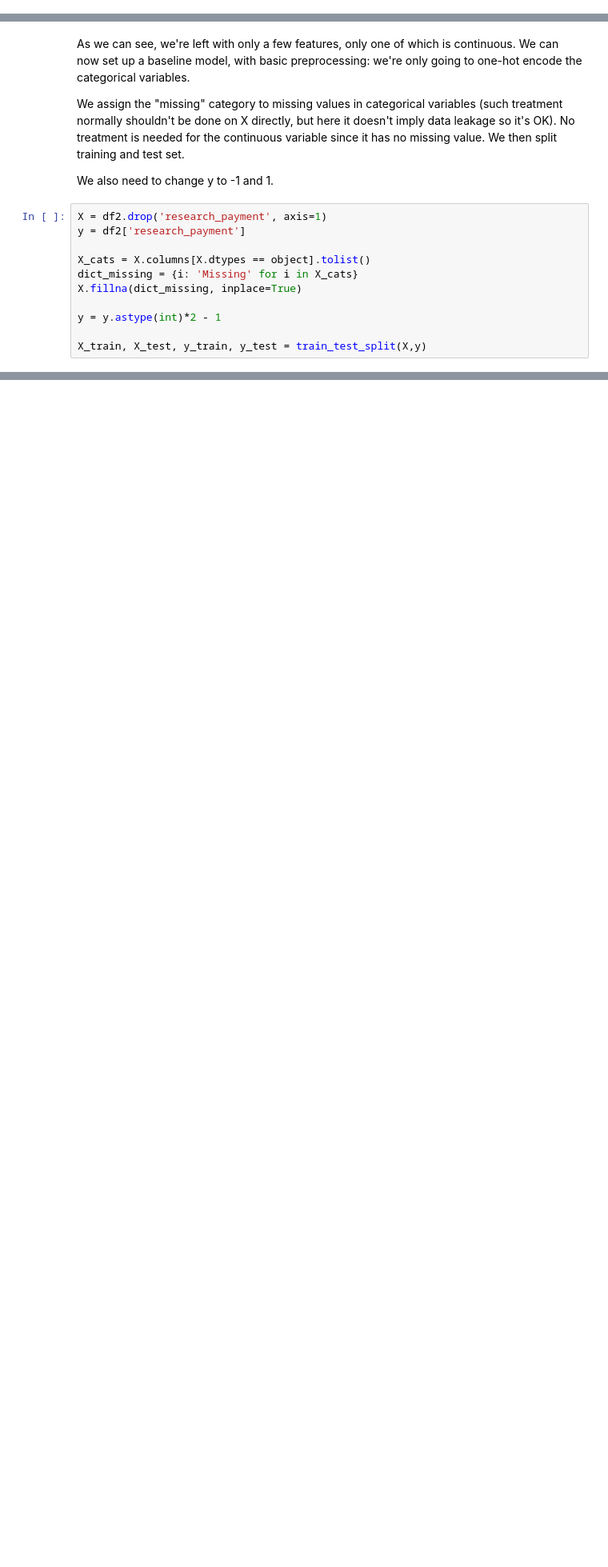
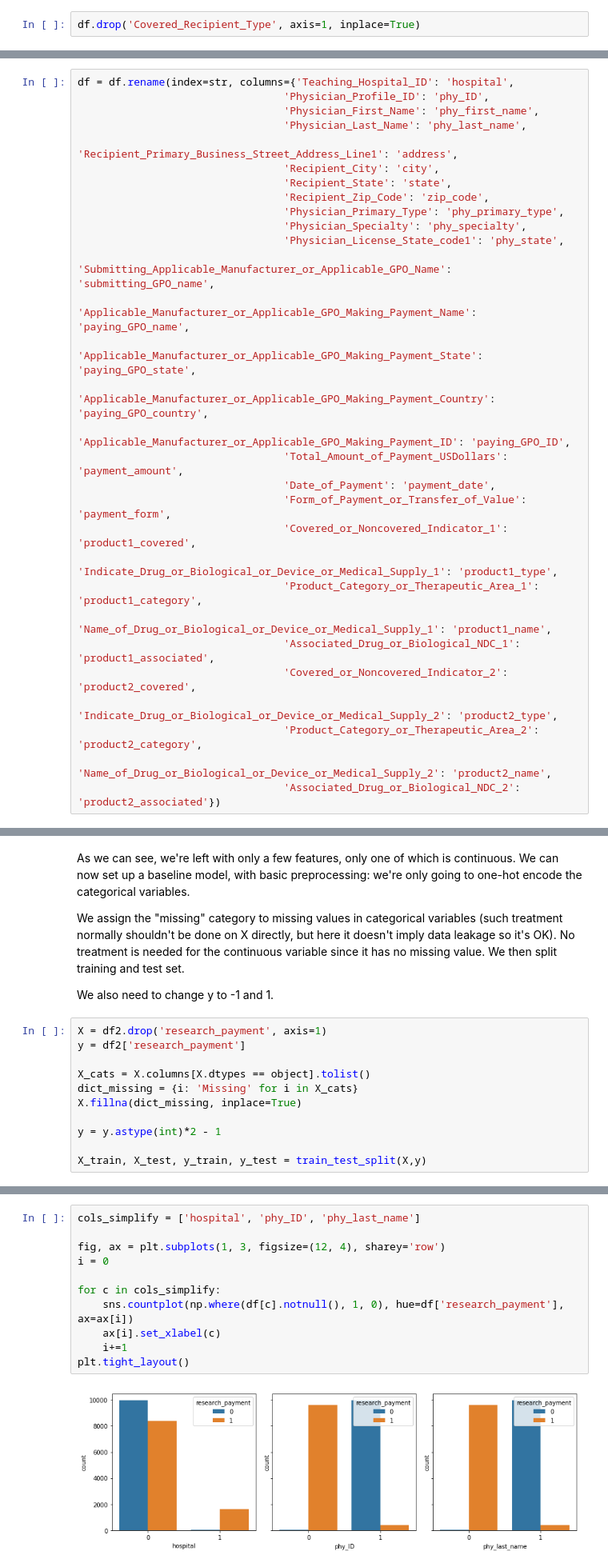
Before and after one commit to aml-spring-19/medical_payment_classification, a Jupyter notebook: HW3.ipynb, the cells around one changed output, grey strips where cells are left out. Shown at 80% size. Drawn from its saved outputs; the diff is of its cells as text; blank space fills up the shorter version.

```diff
--- a/HW3.ipynb
+++ b/HW3.ipynb
@@ -207,0 +214,2 @@ AttributeError: Can only use .str accessor with string values, which use np.obje
+# %%
+df.drop('Covered_Recipient_Type', axis=1, inplace=True)
@@ -217,3 +257,33 @@ y = df['research_payment']
+# %%
+df = df.rename(index=str, columns={'Teaching_Hospital_ID': 'hospital',
+                                 'Physician_Profile_ID': 'phy_ID',
+                                 'Physician_First_Name': 'phy_first_name',
+                                 'Physician_Last_Name': 'phy_last_name',
+                                 'Recipient_Primary_Business_Street_Address_Line1': 'address',
+                                 'Recipient_City': 'city',
+                                 'Recipient_State': 'state',
+                                 'Recipient_Zip_Code': 'zip_code',
+                                 'Physician_Primary_Type': 'phy_primary_type',
+                                 'Physician_Specialty': 'phy_specialty',
+                                 'Physician_License_State_code1': 'phy_state',
+                                 'Submitting_Applicable_Manufacturer_or_Applicable_GPO_Name': 'submitting_GPO_name',
+                                 'Applicable_Manufacturer_or_Applicable_GPO_Making_Payment_Name': 'paying_GPO_name',
+                                 'Applicable_Manufacturer_or_Applicable_GPO_Making_Payment_State': 'paying_GPO_state',
+                                 'Applicable_Manufacturer_or_Applicable_GPO_Making_Payment_Country': 'paying_GPO_country',
+                                 'Applicable_Manufacturer_or_Applicable_GPO_Making_Payment_ID': 'paying_GPO_ID',
+                                 'Total_Amount_of_Payment_USDollars': 'payment_amount',
+                                 'Date_of_Payment': 'payment_date',
+                                 'Form_of_Payment_or_Transfer_of_Value': 'payment_form',
+                                 'Covered_or_Noncovered_Indicator_1': 'product1_covered',
+                                 'Indicate_Drug_or_Biological_or_Device_or_Medical_Supply_1': 'product1_type',
+                                 'Product_Category_or_Therapeutic_Area_1': 'product1_category',
+                                 'Name_of_Drug_or_Biological_or_Device_or_Medical_Supply_1': 'product1_name',
+                                 'Associated_Drug_or_Biological_NDC_1': 'product1_associated',
+                                 'Covered_or_Noncovered_Indicator_2': 'product2_covered',
+                                 'Indicate_Drug_or_Biological_or_Device_or_Medical_Supply_2': 'product2_type',
+                                 'Product_Category_or_Therapeutic_Area_2': 'product2_category',
+                                 'Name_of_Drug_or_Biological_or_Device_or_Medical_Supply_2': 'product2_name',
+                                 'Associated_Drug_or_Biological_NDC_2': 'product2_associated'})
 # %% [markdown]
 ## Task 2: Preprocessing and baseline model
 # %% [markdown]
@@ -266,0 +348,13 @@ pipe.score(X_test, y_test)
+# %%
+cols_simplify = ['hospital', 'phy_ID', 'phy_last_name']
+
+fig, ax = plt.subplots(1, 3, figsize=(12, 4), sharey='row')
+i = 0
+
+for c in cols_simplify:
+    sns.countplot(np.where(df[c].notnull(), 1, 0), hue=df['research_payment'], ax=ax[i])
+    ax[i].set_xlabel(c)
+    i+=1
+plt.tight_layout()
+# %% [output]
+[figure, added]
```
Also changed, not shown: parts of 39 cells of this notebook.
